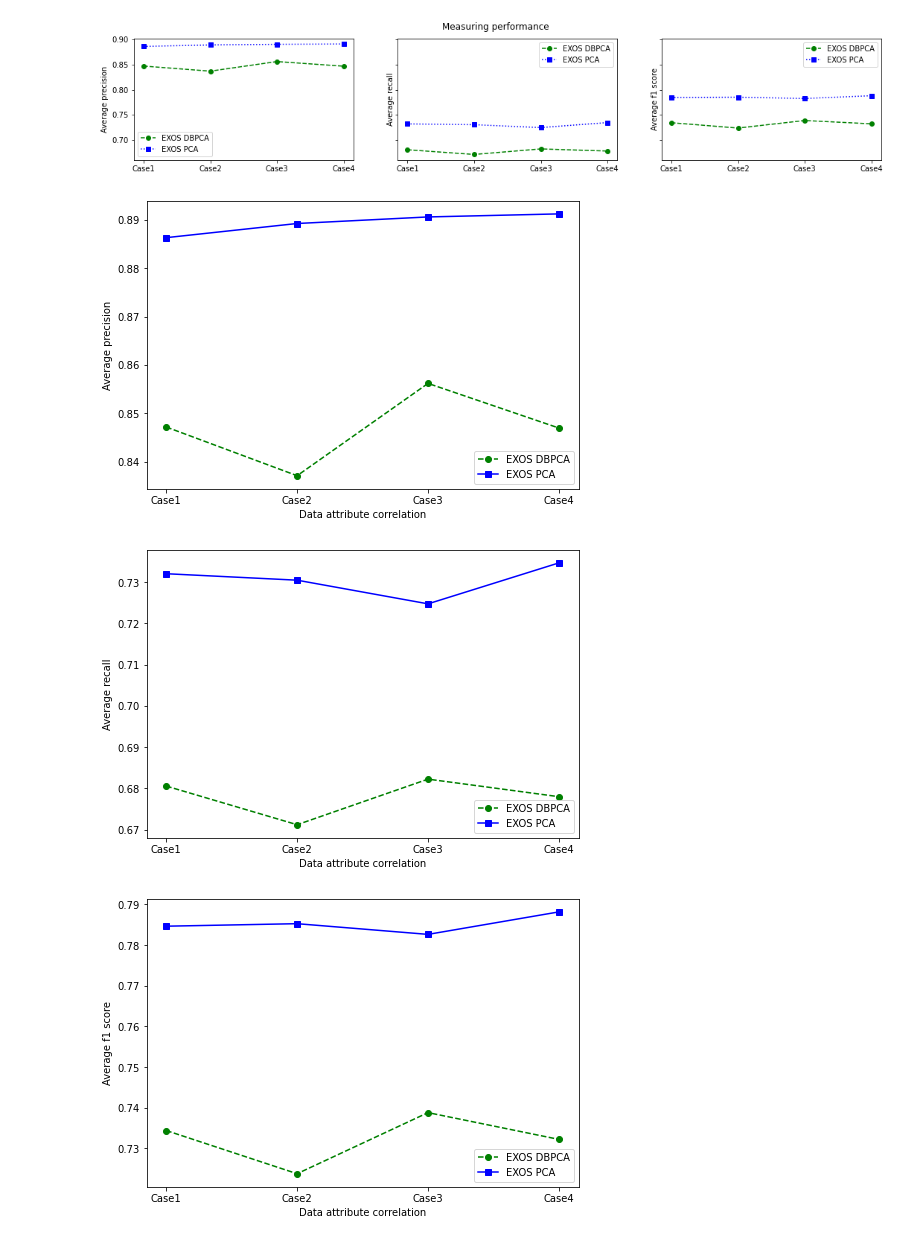
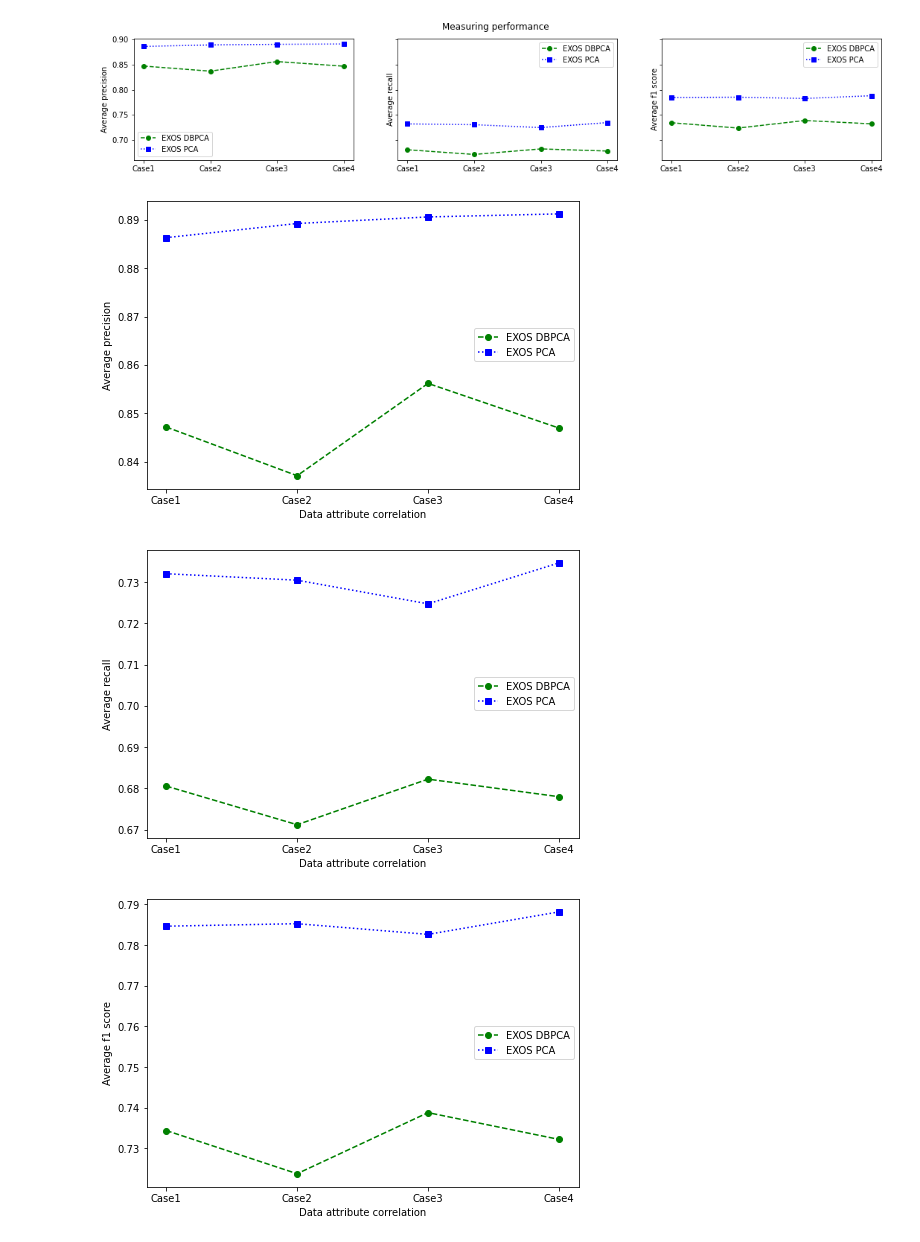
Before and after one commit to egawati/exos, a Jupyter notebook: sources/experiments/report_cases.ipynb, the cells around one changed output. Cells and saved outputs as stored; diff of their text form; code cells hidden in the pictures.

```diff
--- a/sources/experiments/report_cases.ipynb
+++ b/sources/experiments/report_cases.ipynb
@@ -60,34 +60,34 @@ Xs= (df_exos_dbpca['case'],df_exos_pca['case'],)
 ys = (df_exos_dbpca['avg_precision'], df_exos_pca['avg_precision'],)
 xlabel = 'Data attribute correlation'
 ylabel = 'Average precision'
-lines = ('go--', 'bs-',)
+lines = ('go--', 'bs:',)
 labels = ('EXOS DBPCA', 'EXOS PCA')
 title = ''
-plot_categorical_performance(Xs, ys, xlabel, ylabel, lines, labels, title, loc='lower right')
+plot_categorical_performance(Xs, ys, xlabel, ylabel, lines, labels, title, loc='center right')
 # %% [output]
-[figure, old version]
+[figure, new version]
 # %%
 Xs= (df_exos_dbpca['case'],df_exos_pca['case'],)
 ys = (df_exos_dbpca['avg_recall'], df_exos_pca['avg_recall'],)
 xlabel = 'Data attribute correlation'
 ylabel = 'Average recall'
-lines = ('go--', 'bs-',)
+lines = ('go--', 'bs:',)
 labels = ('EXOS DBPCA', 'EXOS PCA')
 title = ''
-plot_categorical_performance(Xs, ys, xlabel, ylabel, lines, labels, title, loc='lower right')
+plot_categorical_performance(Xs, ys, xlabel, ylabel, lines, labels, title, loc='center right')
 # %% [output]
-[figure, old version]
+[figure, new version]
 # %%
 Xs= (df_exos_dbpca['case'],df_exos_pca['case'],)
 ys = (df_exos_dbpca['avg_f1_score'], df_exos_pca['avg_f1_score'],)
 xlabel = 'Data attribute correlation'
 ylabel = 'Average f1 score'
-lines = ('go--', 'bs-',)
+lines = ('go--', 'bs:',)
 labels = ('EXOS DBPCA', 'EXOS PCA')
 title = ''
-plot_categorical_performance(Xs, ys, xlabel, ylabel, lines, labels, title, loc='lower right')
+plot_categorical_performance(Xs, ys, xlabel, ylabel, lines, labels, title, loc='center right')
 # %% [output]
-[figure, old version]
+[figure, new version]
 # %%
 Xs= (df_exos_dbpca['case'],df_exos_pca['case'],)
 ys = (df_exos_dbpca['avg_running_time'], df_exos_pca['avg_running_time'],)
```
Also changed, not shown: parts of 1 cell of this notebook, 1 other file.
